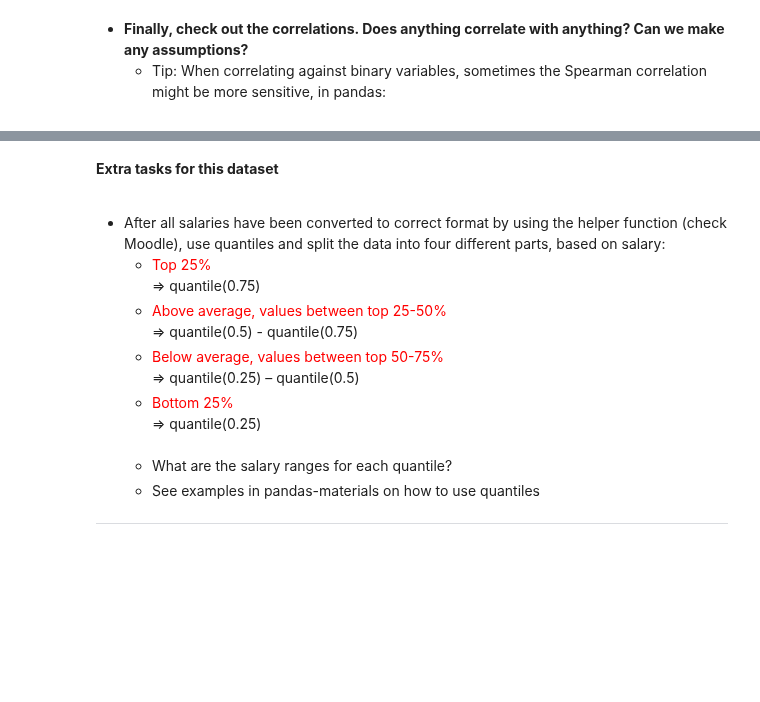
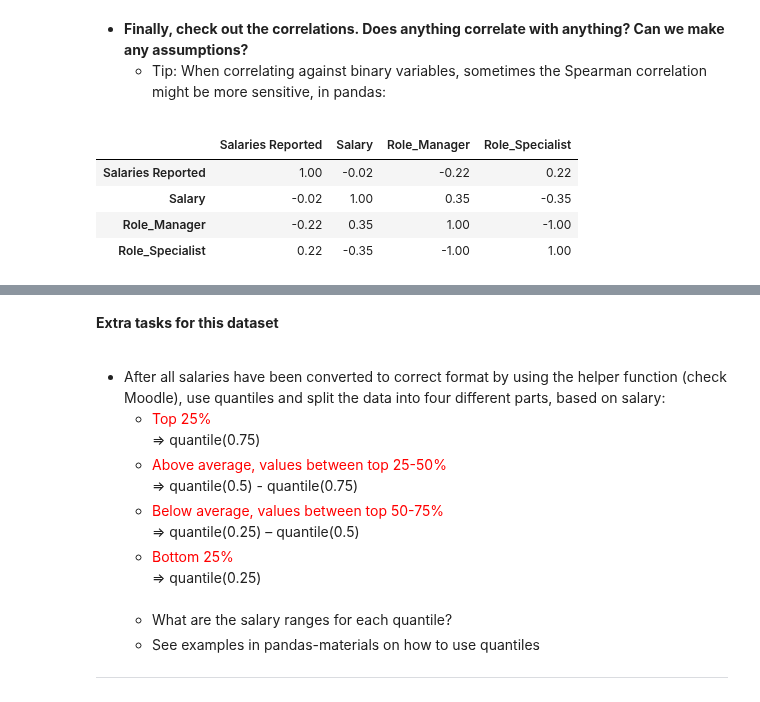
Before and after one commit to jehuhta/Intro_Data_Analytics_Huhta_Jeremy_Spring2025, a Jupyter notebook: Exercises_2_Pandas/DataAnalyticsExerciseSet2.ipynb, the cells around one changed output, grey strips where cells are left out. Cells and saved outputs as stored; diff of their text form; code cells hidden in the pictures; blank space fills up the shorter version.

```diff
--- a/Exercises_2_Pandas/DataAnalyticsExerciseSet2.ipynb
+++ b/Exercises_2_Pandas/DataAnalyticsExerciseSet2.ipynb
@@ -690,3 +729,10 @@ The distribution is not perfect but is likely enough to work with.
 </ul>
 # %%
 # Remember: df.corr(method="spearman", numeric_only=True)
+df.corr(method="spearman", numeric_only=True)
+# %% [output]
+|  | Salaries Reported | Salary | Role_Manager | Role_Specialist |
+| Salaries Reported | 1.00 | -0.02 | -0.22 | 0.22 |
+| Salary | -0.02 | 1.00 | 0.35 | -0.35 |
+| Role_Manager | -0.22 | 0.35 | 1.00 | -1.00 |
+| Role_Specialist | 0.22 | -0.35 | -1.00 | 1.00 |
```
Also changed, not shown: parts of 16 cells of this notebook.
